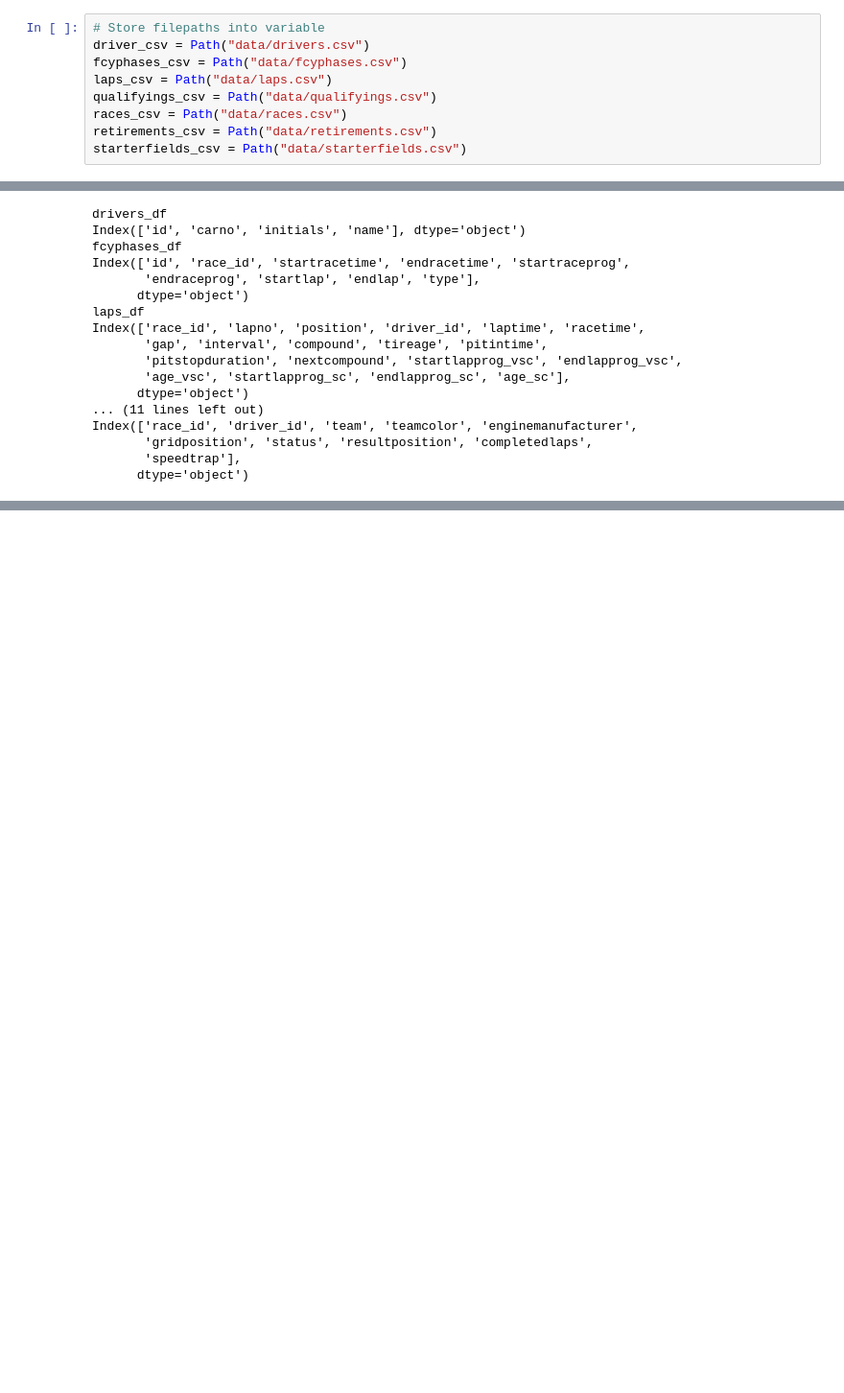
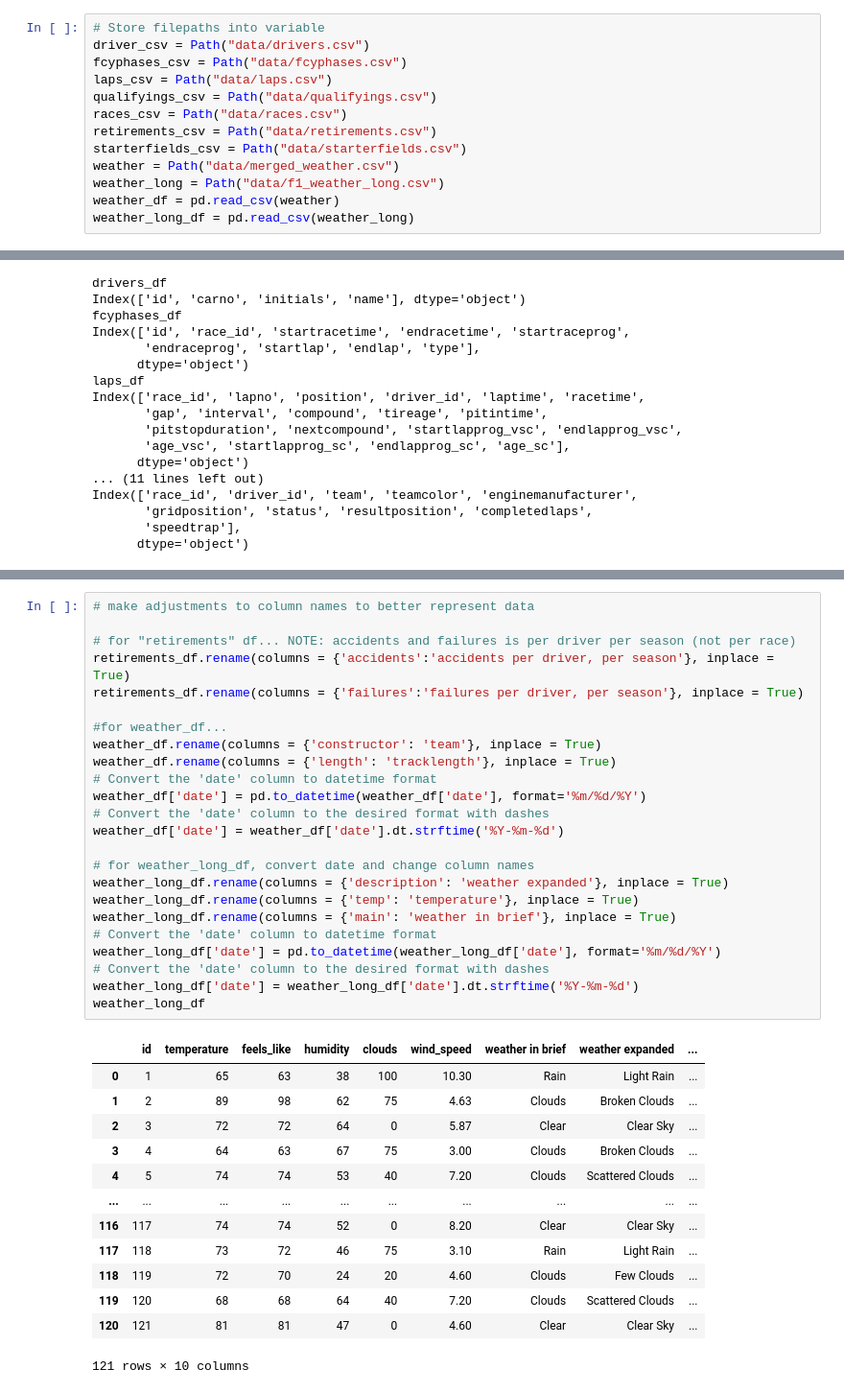
Before and after one commit to 31573/Dr.John, a Jupyter notebook: data_scraping_trevor.ipynb, the cells around one changed output, grey strips where cells are left out. Shown at 96% size. Cells and saved outputs as stored; diff of their text form; blank space fills up the shorter version.

```diff
--- a/data_scraping_trevor.ipynb
+++ b/data_scraping_trevor.ipynb
@@ -19,6 +19,10 @@ qualifyings_csv = Path("data/qualifyings.csv")
 races_csv = Path("data/races.csv")
 retirements_csv = Path("data/retirements.csv")
 starterfields_csv = Path("data/starterfields.csv")
+weather = Path("data/merged_weather.csv")
+weather_long = Path("data/f1_weather_long.csv")
+weather_df = pd.read_csv(weather)
+weather_long_df = pd.read_csv(weather_long)
 # %%
 tables = ["drivers","fcyphases","laps","qualifyings","races","retirements","starterfields"]
 for i in tables:
@@ -110,0 +73,38 @@ races_df
+# %%
+# make adjustments to column names to better represent data
+
+# for "retirements" df... NOTE: accidents and failures is per driver per season (not per race)
+retirements_df.rename(columns = {'accidents':'accidents per driver, per season'}, inplace = True)
+retirements_df.rename(columns = {'failures':'failures per driver, per season'}, inplace = True)
+
+#for weather_df...
+weather_df.rename(columns = {'constructor': 'team'}, inplace = True)
+weather_df.rename(columns = {'length': 'tracklength'}, inplace = True)
+# Convert the 'date' column to datetime format
+weather_df['date'] = pd.to_datetime(weather_df['date'], format='%m/%d/%Y')
+# Convert the 'date' column to the desired format with dashes
+weather_df['date'] = weather_df['date'].dt.strftime('%Y-%m-%d')
+
+# for weather_long_df, convert date and change column names
+weather_long_df.rename(columns = {'description': 'weather expanded'}, inplace = True)
+weather_long_df.rename(columns = {'temp': 'temperature'}, inplace = True)
+weather_long_df.rename(columns = {'main': 'weather in brief'}, inplace = True)
+# Convert the 'date' column to datetime format
+weather_long_df['date'] = pd.to_datetime(weather_long_df['date'], format='%m/%d/%Y')
+# Convert the 'date' column to the desired format with dashes
+weather_long_df['date'] = weather_long_df['date'].dt.strftime('%Y-%m-%d')
+weather_long_df
+# %% [output]
+|  | id | temperature | feels_like | humidity | clouds | wind_speed | weather in brief | weather expanded | ... |
+| 0 | 1 | 65 | 63 | 38 | 100 | 10.30 | Rain | Light Rain | ... |
+| 1 | 2 | 89 | 98 | 62 | 75 | 4.63 | Clouds | Broken Clouds | ... |
+| 2 | 3 | 72 | 72 | 64 | 0 | 5.87 | Clear | Clear Sky | ... |
+| 3 | 4 | 64 | 63 | 67 | 75 | 3.00 | Clouds | Broken Clouds | ... |
+| 4 | 5 | 74 | 74 | 53 | 40 | 7.20 | Clouds | Scattered Clouds | ... |
+| ... | ... | ... | ... | ... | ... | ... | ... | ... | ... |
+| 116 | 117 | 74 | 74 | 52 | 0 | 8.20 | Clear | Clear Sky | ... |
+| 117 | 118 | 73 | 72 | 46 | 75 | 3.10 | Rain | Light Rain | ... |
+| 118 | 119 | 72 | 70 | 24 | 20 | 4.60 | Clouds | Few Clouds | ... |
+| 119 | 120 | 68 | 68 | 64 | 40 | 7.20 | Clouds | Scattered Clouds | ... |
+| 120 | 121 | 81 | 81 | 47 | 0 | 4.60 | Clear | Clear Sky | ... |
+121 rows × 10 columns
```
Also changed, not shown: parts of 19 cells of this notebook, 2 other files.
